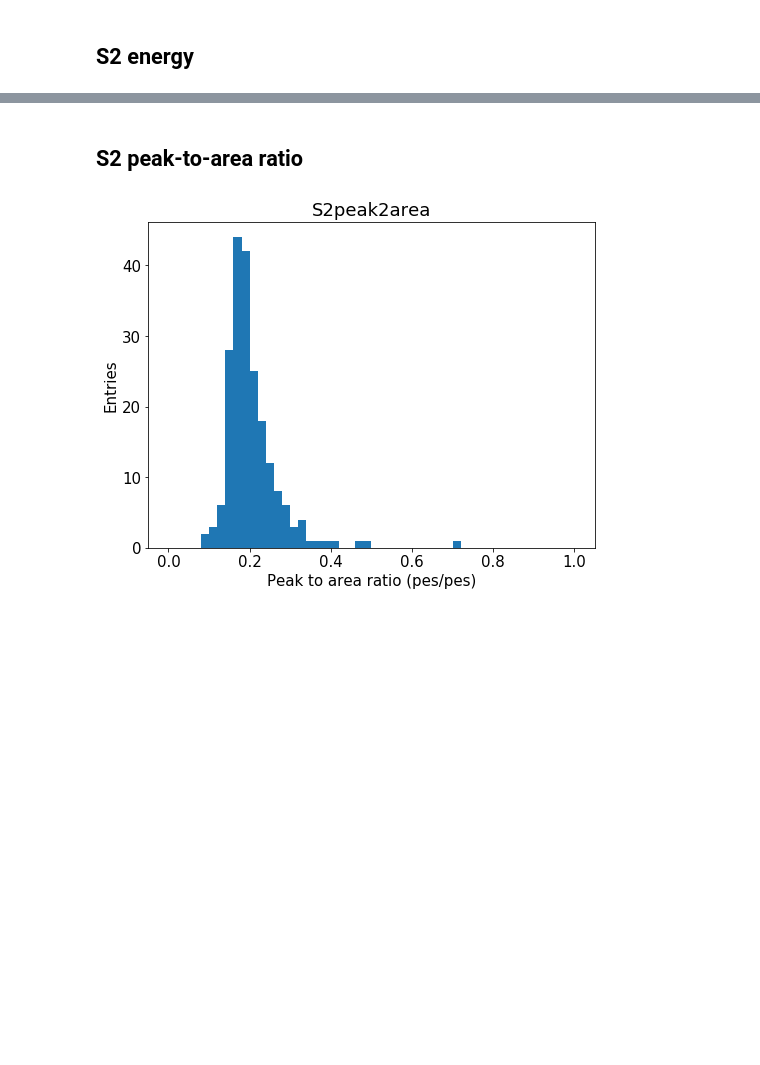
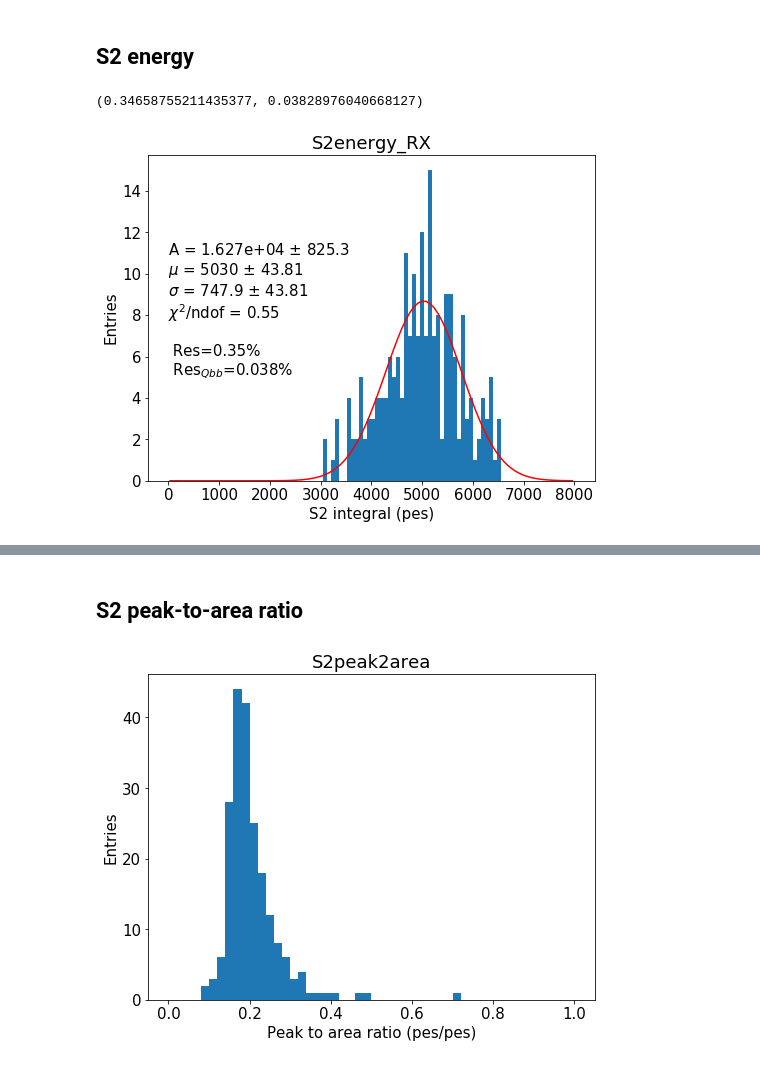
Before and after one commit to bpalmeiro/ICARO, a Jupyter notebook: invisible_cities/NaAna/Na22_MC.ipynb, the cells around one changed output, grey strips where cells are left out. Cells and saved outputs as stored; diff of their text form; code cells hidden in the pictures; blank space fills up the shorter version.

```diff
--- a/invisible_cities/NaAna/Na22_MC.ipynb
+++ b/invisible_cities/NaAna/Na22_MC.ipynb
@@ -616,5 +637,26 @@ save("S2heightvsS2width")
 # %% [markdown]
 ## S2 energy
+# %%
+(2.355*741.3/5037),(30/2458)**0.5*(2.355*741.3/5037)
+# %% [output]
+(0.34658755211435377, 0.03828976040668127)
+# %%
+entries, xbins, _ = hist(s2i, 100, range=(0, 8e3))
+xbins = get_centers(xbins)
+plt.plot(x, f.fn(x), fitOpt)
+f = fitf.fit(fitf.gauss, xbins, entries,(20, 5000, 2000))
+plt.plot(xbins, f.fn(xbins), fitOpt)
+text = "\n".join(["{} = {:.4g} $\pm$ {:.4g}".format(name, val, err)
+                  for name, val, err in zip("A $\mu$ $\sigma$".split(),
+                                            f.values,
+                                            f.errors)] +
+                 ["$\chi^2$/ndof = {:.2f}".format(f.chi2)])
+text += "\n\n Res=0.35% \n Res$_{Qbb}$=0.038% "
+plt.text(0, 5, text, fontsize=15);
+labels("S2 integral (pes)", "Entries")
+save("S2energy_RX")
+# %% [output]
+[figure, added]
 # %%
 s2i = flat(data.XRi)
 
```
Also changed, not shown: parts of 26 cells of this notebook, 17 other files.
